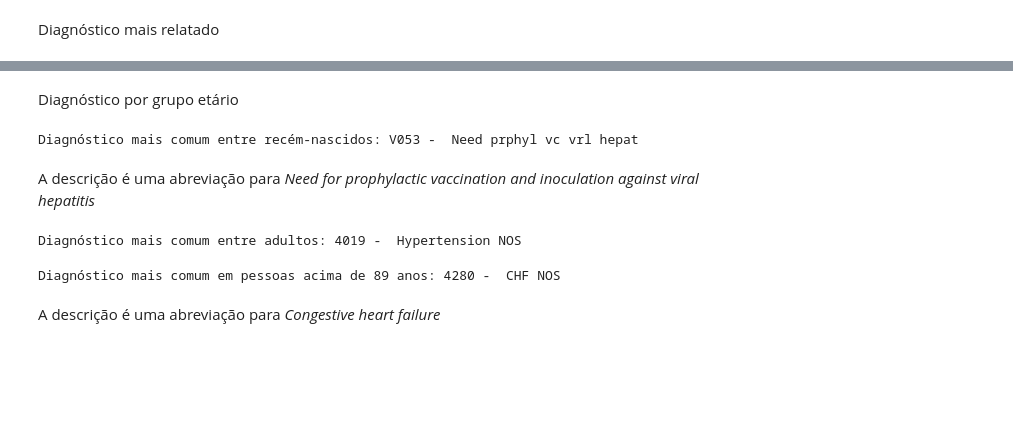
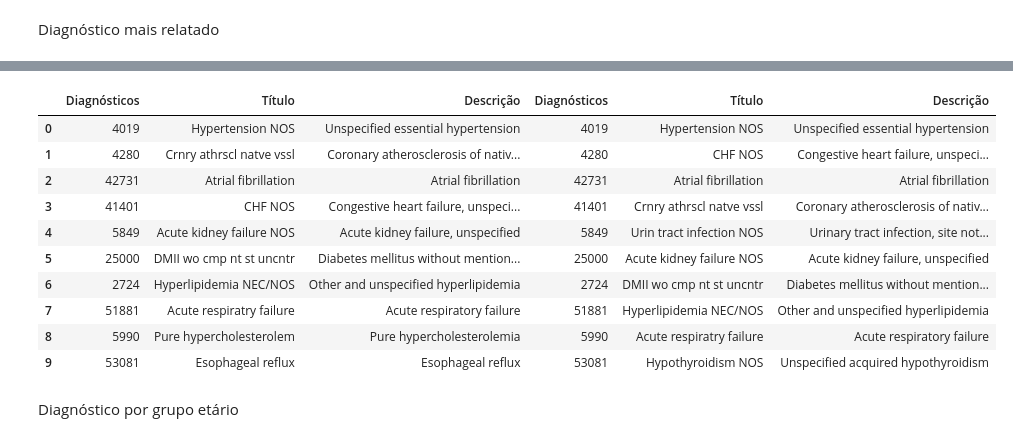
Before and after one commit to camila-cg/mimic-3, a Jupyter notebook: análise-exploratória.ipynb, the cells around one changed output, grey strips where cells are left out. Cells and saved outputs as stored; diff of their text form; code cells hidden in the pictures; blank space fills up the shorter version.

```diff
--- a/análise-exploratória.ipynb
+++ b/análise-exploratória.ipynb
@@ -936,0 +935,15 @@ Diagnóstico mais comum entre as mulheres: 4019 -  Hypertension NOS
+# %%
+def getDiagnosesWithDescription(df):
+    topN_short_desc = list()
+    topN_long_desc = list()
+    for id in df:
+        desc = diagnoses_df.query('icd9_code == ' + '\'' + str(id) + '\'').iloc[0]
+        topN_short_desc.append(desc.short_title)
+        topN_long_desc.append(desc.long_title)
+    res_df = pd.DataFrame(data=top10_general, columns=['Diagnósticos'])
+    res_df['Título'] = pd.DataFrame(data=topN_short_desc)
+    res_df['Descrição'] = pd.DataFrame(data=topN_long_desc)
+    return res_df
+
+top10_general = diagnoses_df.icd9_code.value_counts().index.tolist()[:10]
+getDiagnosesWithDescription(top10_general)
@@ -936,0 +964,4 @@ Diagnóstico mais comum entre as mulheres: 4019 -  Hypertension NOS
+# %%
+top10_male = diagnoses_df.query("gender == 'M'").icd9_code.value_counts().index.tolist()[:10]
+res_male = getDiagnosesWithDescription(top10_male)
+res_male
@@ -936,0 +982,4 @@ Diagnóstico mais comum entre as mulheres: 4019 -  Hypertension NOS
+# %%
+top10_female = diagnoses_df.query("gender == 'F'").icd9_code.value_counts().index.tolist()[:10]
+res_female = getDiagnosesWithDescription(top10_female)
+res_female
@@ -937,24 +998,16 @@ Diagnóstico mais comum entre as mulheres: 4019 -  Hypertension NOS
+# %%
+pd.concat([res_male, res_female], axis=1)
+# %% [output]
+|  | Diagnósticos | Título | Descrição | Diagnósticos | Título | Descrição |
+| 0 | 4019 | Hypertension NOS | Unspecified essential hypertension | 4019 | Hypertension NOS | Unspecified essential hypertension |
+| 1 | 4280 | Crnry athrscl natve vssl | Coronary atherosclerosis of nativ... | 4280 | CHF NOS | Congestive heart failure, unspeci... |
+| 2 | 42731 | Atrial fibrillation | Atrial fibrillation | 42731 | Atrial fibrillation | Atrial fibrillation |
+| 3 | 41401 | CHF NOS | Congestive heart failure, unspeci... | 41401 | Crnry athrscl natve vssl | Coronary atherosclerosis of nativ... |
+| 4 | 5849 | Acute kidney failure NOS | Acute kidney failure, unspecified | 5849 | Urin tract infection NOS | Urinary tract infection, site not... |
+| 5 | 25000 | DMII wo cmp nt st uncntr | Diabetes mellitus without mention... | 25000 | Acute kidney failure NOS | Acute kidney failure, unspecified |
+| 6 | 2724 | Hyperlipidemia NEC/NOS | Other and unspecified hyperlipidemia | 2724 | DMII wo cmp nt st uncntr | Diabetes mellitus without mention... |
+| 7 | 51881 | Acute respiratry failure | Acute respiratory failure | 51881 | Hyperlipidemia NEC/NOS | Other and unspecified hyperlipidemia |
+| 8 | 5990 | Pure hypercholesterolem | Pure hypercholesterolemia | 5990 | Acute respiratry failure | Acute respiratory failure |
+| 9 | 53081 | Esophageal reflux | Esophageal reflux | 53081 | Hypothyroidism NOS | Unspecified acquired hypothyroidism |
 # %% [markdown]
 Diagnóstico por grupo etário
-# %%
-diagnoses_neonate_mode = diagnoses_df.query("age_group == 'neonate'").icd9_code.mode().values[0]
-diagnoses_mode_neonate_desc = diagnoses_df.query('icd9_code == ' + '\'' + str(diagnoses_neonate_mode) + '\'').iloc[0].short_title
-print("Diagnóstico mais comum entre recém-nascidos:", diagnoses_neonate_mode, "- ", diagnoses_mode_neonate_desc)
-# %% [output]
-Diagnóstico mais comum entre recém-nascidos: V053 -  Need prphyl vc vrl hepat
-# %% [markdown]
-A descrição é uma abreviação para *Need for prophylactic vaccination and inoculation against viral hepatitis*
-# %%
-diagnoses_adults_mode = diagnoses_df.query("age_group == 'adult'").icd9_code.mode().values[0]
-diagnoses_mode_adult_desc = diagnoses_df.query('icd9_code == ' + '\'' + str(diagnoses_adults_mode) + '\'').iloc[0].short_title
-print("Diagnóstico mais comum entre adultos:", diagnoses_adults_mode, "- ", diagnoses_mode_adult_desc)
-# %% [output]
-Diagnóstico mais comum entre adultos: 4019 -  Hypertension NOS
-# %%
-diagnoses_elderly_mode = diagnoses_df.query("age_group == '>89'").icd9_code.mode().values[0]
-diagnoses_mode_elderly_desc = diagnoses_df.query('icd9_code == ' + '\'' + str(diagnoses_elderly_mode) + '\'').iloc[0].short_title
-print("Diagnóstico mais comum em pessoas acima de 89 anos:", diagnoses_elderly_mode, "- ", diagnoses_mode_elderly_desc)
-# %% [output]
-Diagnóstico mais comum em pessoas acima de 89 anos: 4280 -  CHF NOS
-# %% [markdown]
-A descrição é uma abreviação para *Congestive heart failure*
```
Also changed, not shown: parts of 16 cells of this notebook.
